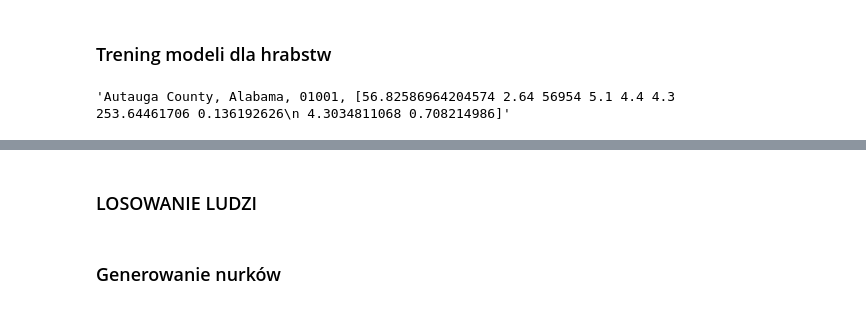
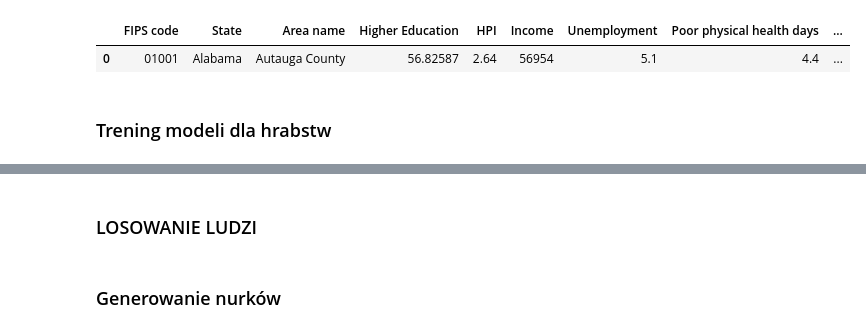
Before and after one commit to FIlipHand/USMigrations, a Jupyter notebook: stochastyka/models/trial.ipynb, the cells around one changed output, grey strips where cells are left out. Saved outputs shown, nothing was run; the diff lists cells and outputs as text; code cells hidden in the pictures.

```diff
--- a/stochastyka/models/trial.ipynb
+++ b/stochastyka/models/trial.ipynb
@@ -50,3 +101,8 @@ counties.head()
+# %%
+counties.loc[counties['FIPS code'] == '01001']
+# %% [output]
+|  | FIPS code | State | Area name | Higher Education | HPI | Income | Unemployment | Poor physical health days | ... |
+| 0 | 01001 | Alabama | Autauga County | 56.82587 | 2.64 | 56954 | 5.1 | 4.4 | ... |
 # %% [markdown]
 ### Trening modeli dla hrabstw
 # %%
@@ -101,4 +169,0 @@ for idx, row in counties.iterrows():
-# %%
-str(counties_list[0])
-# %% [output]
-'Autauga County, Alabama, 01001, [56.82586964204574 2.64 56954 5.1 4.4 4.3 253.64461706 0.136192626\n 4.3034811068 0.708214986]'
```
Also changed, not shown: parts of 18 cells of this notebook.
